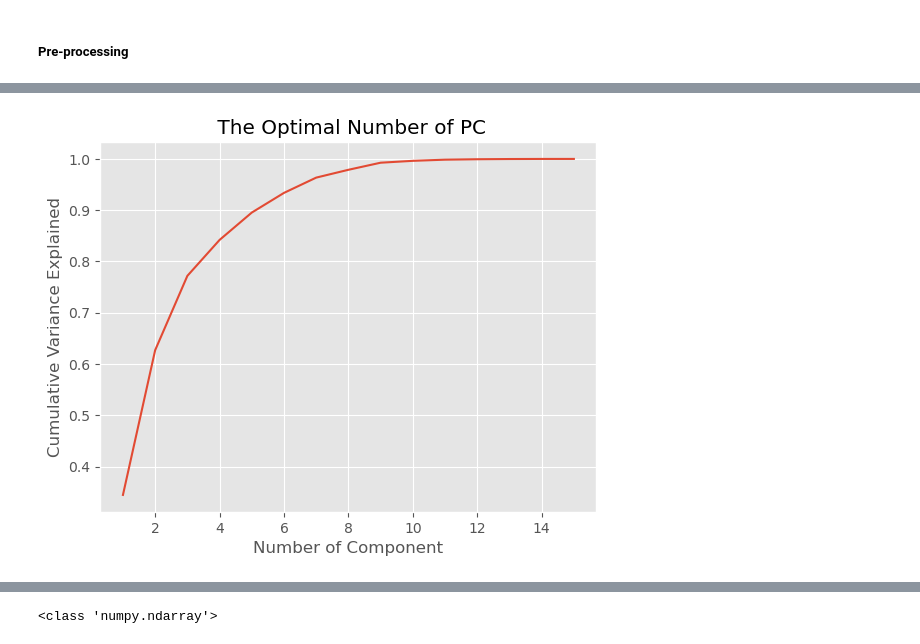
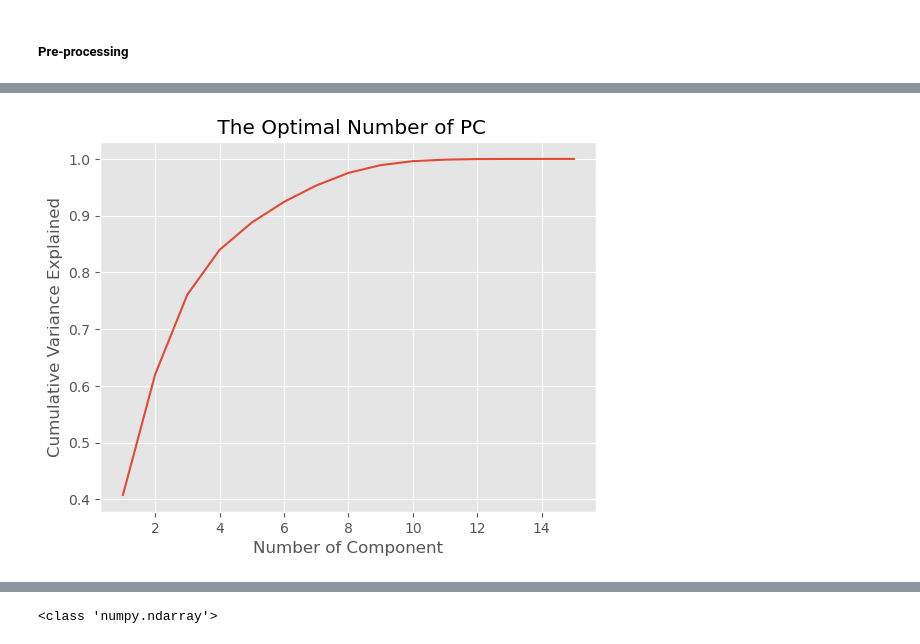
Before and after one commit to markbjerre/GEUS-Master-Thesis, a Jupyter notebook: scripts/SMB_Models_PCAv2.ipynb, the cells around one changed output, grey strips where cells are left out. Cells and saved outputs as stored; diff of their text form; code cells hidden in the pictures.

```diff
--- a/scripts/SMB_Models_PCAv2.ipynb
+++ b/scripts/SMB_Models_PCAv2.ipynb
@@ -48,8 +48,7 @@ Set WD
 # %%
 df = pd.read_csv(r'..\data\promice\preprocessed\daily\KAN_L.csv', index_col=0)
 # This bit to only focus on the time where we see Ice Ablation
-df = df[df["Ablation"] == True]
-df = df[df['Surface height from combined measurements DELTA'].notna()]
+#df = df[df["Ablation"] == True]
 
 df.info()
 # %% [output]
@@ -83,8 +82,10 @@ memory usage: 256.8+ KB
 # This bit retrieve the indexes for all melting season categories and remove column from df
 df['Datetime'] = pd.to_datetime(df['Datetime'])
 
-for category in ['pre', 'beginning', 'middle', 'end']:
-    exec(f"indices_{category} = df[df['Melting Season'] == '{category}'].index")
+periods = ['pre','beginning', 'middle','end']
+
+for period in periods:
+    exec(f"indices_{period} = df[df['Melting Season'] == '{period}'].index")
 
 #df.drop(columns=['Melting Season'], inplace=True)
 indices_beginning
@@ -156,9 +211,10 @@ display(X_train)
 # Apply PCA
 from sklearn.decomposition import PCA
 
+print('pca all periods')
 pca = PCA()
-X_train_imp = pca.fit_transform(X_train[num_cols])
-X_test_imp = pca.transform(X_test[num_cols])
+X_train_imp = pca.fit_transform(X_absolute_train[num_cols])
+X_test_imp = pca.transform(X_absolute_test[num_cols])
 
 # visualizing the amount of variance data explained for each principle component
 cumulative_variance_explained = np.cumsum(pca.explained_variance_ratio_)
@@ -170,4 +226,70 @@ plt.xlabel('Number of Component')
 plt.ylabel('Cumulative Variance Explained')
 plt.title(' The Optimal Number of PC')
 plt.show()
+
+measures = ['delta', 'absolute']
+for measure in measures:
+    print('TESTING',measure.upper())
+    print('-----------------------------------------------------------------------------------------')
+    X_train = eval(f'X_{measure}_train')
+    X_test = eval(f'X_{measure}_test')
+    y_train = eval(f'y_{measure}_train')
+    y_test = eval(f'y_{measure}_test')
+
+    for period in periods:
+        indices = eval(f'indices_{period}')
+        print('PCA ', measure.upper(), period.upper())
+        print('----------------------------------------------------------------------------------------')
+
+        # Find common indexes
+        X_Train_valid_indices = indices.intersection(X_train.index)
+        y_Train_valid_indices = indices.intersection(y_train.index)
+        X_Test_valid_indices = indices.intersection(X_test.index)
+        y_Test_valid_indices = indices.intersection(y_test.index)
+
+            # filter out by indeces
+        X_train_category = X_delta_train.loc[X_Train_valid_indices]
+        y_train_category = y_delta_train.loc[y_Train_valid_indices]
+        X_test_category = X_delta_test.loc[X_Test_valid_indices]
+        y_test_category = y_delta_test.loc[y_Test_valid_indices]
+
+        pca = PCA()
+
+
+        X_train_imp = pca.fit_transform(X_train_category[num_cols])
+        x_test_imp = pca.transform(X_test_category[num_cols])
+
+        cumulative_variance_explained = np.cumsum(pca.explained_variance_ratio_)
+        x_values = list(range(1, len(cumulative_variance_explained)+1))
+
+        #Visualizing arm-bar plot
+        plot_cum_variance(x_values, cumulative_variance_explained)
+
+
+        #Identify the optimal number of principal components
+        optimal_component = np.argmax(cumulative_variance_explained >=0.9) + 1
+
+        #Transform data with the optimal number of components
+        pca = PCA(n_components = optimal_component)
+
+        X_train_pca = pca.fit_transform(X_train_category[num_cols])
+        X_test_pca = pca.transform(X_test_category[num_cols])
+
+        labels = {
+        str(i):f"PC {i+1} ({var:.1f}%)"
+        for i, var in enumerate(pca.explained_variance_ratio_*100)
+        }
+
+        labels_vals = list(labels.values())
+        loadings = pd.DataFrame(
+        data=pca.components_.T * np.sqrt(pca.explained_variance_),
+        columns= labels_vals,
+        index=  X_train[num_cols].columns
+        )
+        display(loadings)
+
+
+
+        plot_pca_vert(labels_vals, loadings, absolute=True)
+        plot_pca_loadings(labels_vals, loadings)
 # %% [output]
@@ -174 +297 @@ plt.show()
-[figure, old version]
+[figure, new version]
```
Also changed, not shown: parts of 11 cells of this notebook.
